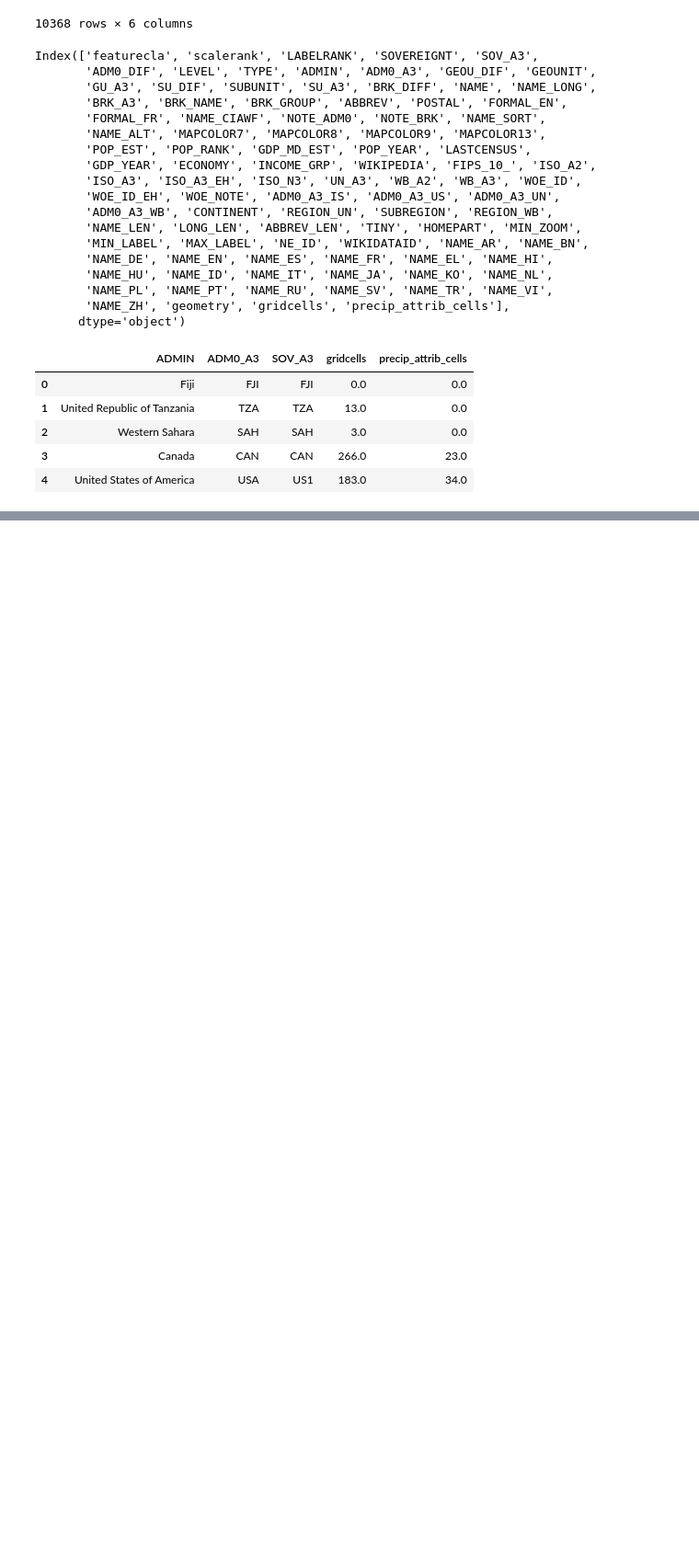
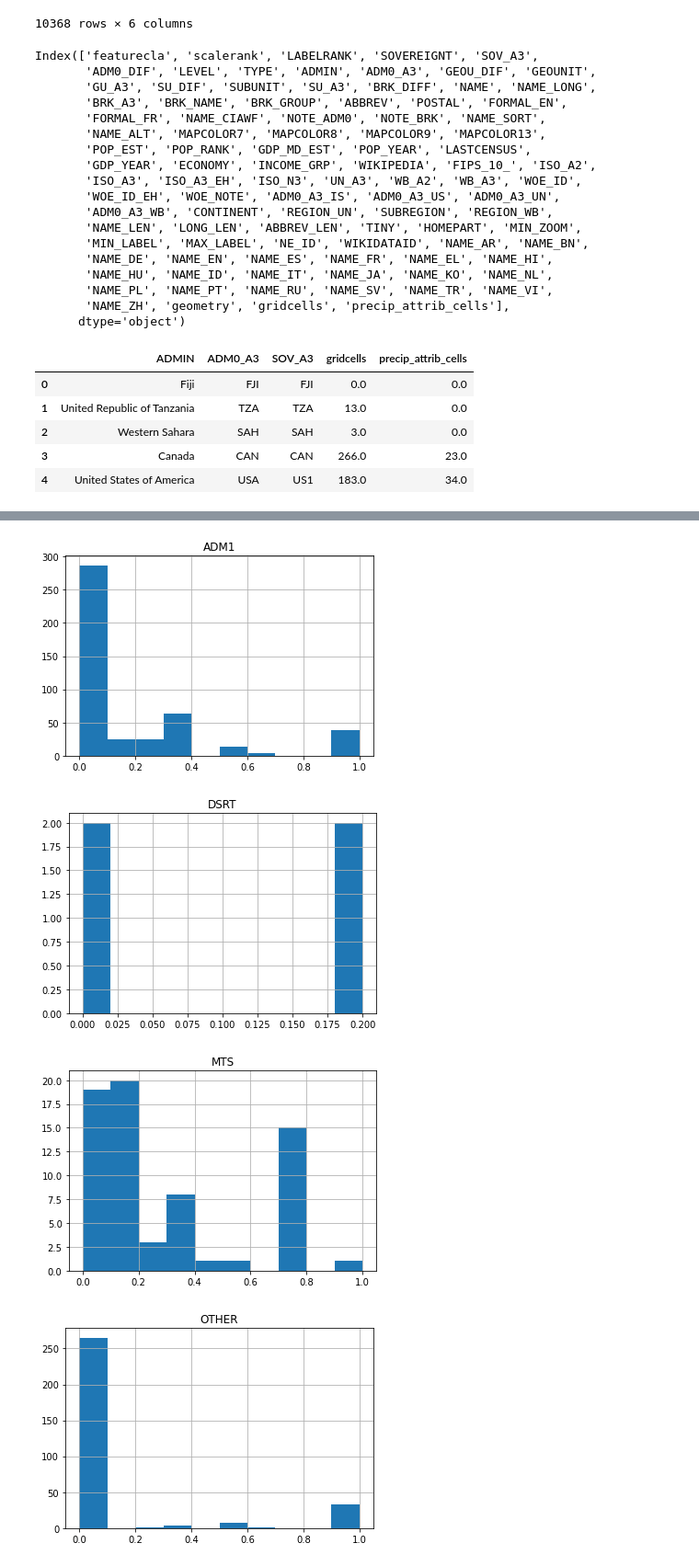
Before and after one commit to mcallaghan/regional-impacts-map, a Jupyter notebook: analysis/compare_da.ipynb, the cells around one changed output, grey strips where cells are left out. Shown at 92% size. Cells and saved outputs as stored; diff of their text form; code cells hidden in the pictures; blank space fills up the shorter version.

```diff
--- a/analysis/compare_da.ipynb
+++ b/analysis/compare_da.ipynb
@@ -550,16 +656,0 @@ geography.loc[(geography["featurecla"]=="Range/mtn") & (geography["name"].str.co
-# %%
-plt.figure(dpi=150)
-ax = plt.axes(projection=ccrs.PlateCarree())
-ax.coastlines()
-ids = []
-for key, value in feature_mapping.items():
-    sub_df = precip[precip["feature_code"]==key]
-    for name, group in sub_df.groupby('place_name'):
-        shp = value["shpfile"]
-        sub_shp = shp[(shp["name"].str.lower()==name.lower())]
-        if sub_shp.shape[0]>0:
-            ax.add_geometries(sub_shp.geometry,ccrs.PlateCarree())
-        else:
-            print(name)
-    #print(key)
-    #print(sub_df.shape)
@@ -584,0 +879,10 @@ White Mountains
+# %%
+for name, group in precip_studies.groupby("feature_type"):
+    fig, ax = plt.subplots()
+    group.precip_da.hist(ax=ax)
+    ax.set_title(name)
+# %% [output]
+[figure, added]
+[figure, added]
+[figure, added]
+[figure, added]
```
Also changed, not shown: parts of 34 cells of this notebook.
